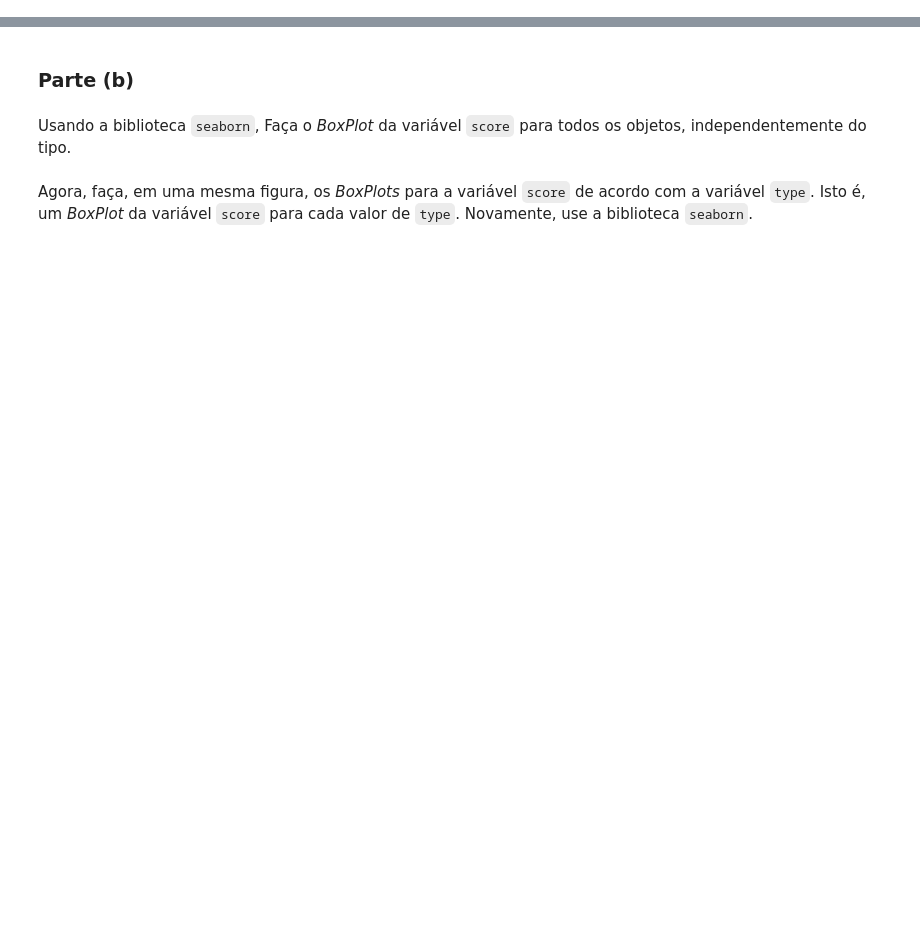
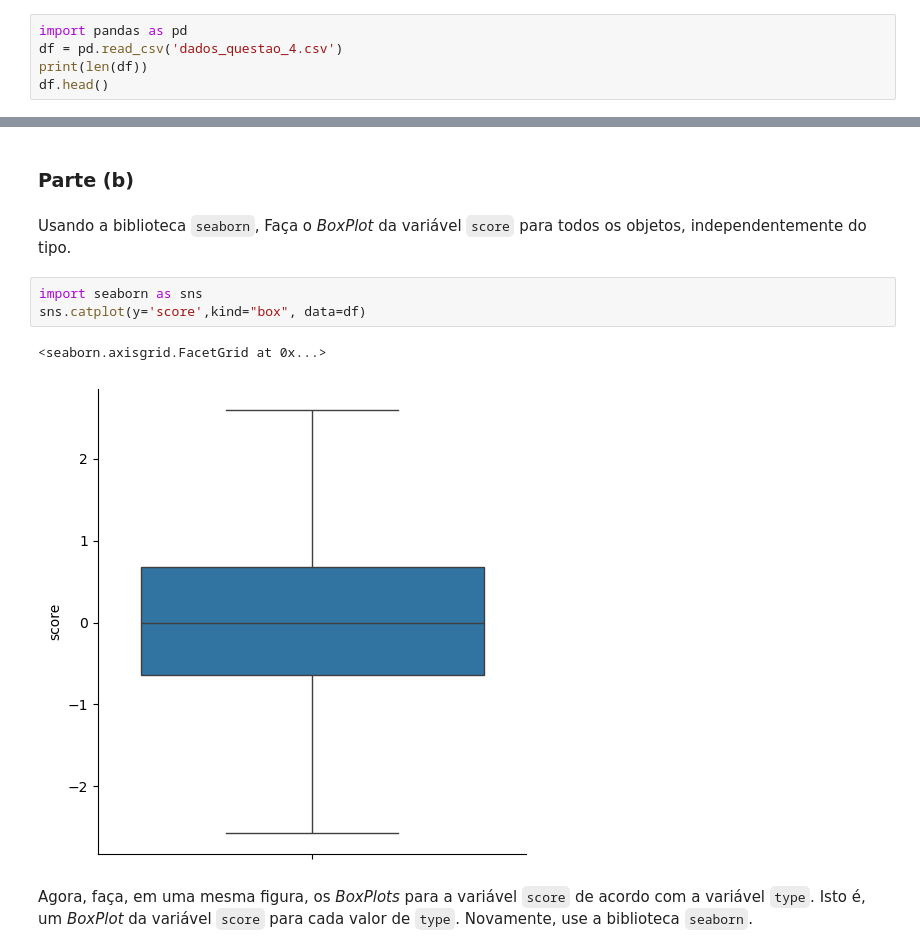
Before and after one commit to LeoKiepper/Ciencia-de-Dados, a Jupyter notebook: lista01/lista_01.ipynb, the cells around one changed output, grey strips where cells are left out. Drawn from its saved outputs; the diff is of its cells as text; blank space fills up the shorter version.

```diff
--- a/lista01/lista_01.ipynb
+++ b/lista01/lista_01.ipynb
@@ -410,3 +410,8 @@ Obtenha o conjunto de dados disponível no AVA da disciplina para essa questão.
 ### Parte (a)
 # %% [markdown]
 Leia o conjunto de dados e armazene-o em um `DataFrame` do `Pandas`.
+# %%
+import pandas as pd
+df = pd.read_csv('dados_questao_4.csv')
+print(len(df))
+df.head()
@@ -414,5 +427,11 @@ Leia o conjunto de dados e armazene-o em um `DataFrame` do `Pandas`.
 ### Parte (b)
 # %% [markdown]
 Usando a biblioteca `seaborn`, Faça o *BoxPlot* da variável `score` para todos os objetos, independentemente do tipo.
+# %%
+import seaborn as sns
+sns.catplot(y='score',kind="box", data=df)
+# %% [output]
+<seaborn.axisgrid.FacetGrid at 0x...>
+[figure, added]
 # %% [markdown]
 Agora, faça, em uma mesma figura, os *BoxPlots* para a variável `score` de acordo com a variável `type`. Isto é, um *BoxPlot* da variável `score` para cada valor de `type`. Novamente, use a biblioteca `seaborn`.
```
Also changed, not shown: parts of 22 cells of this notebook.
